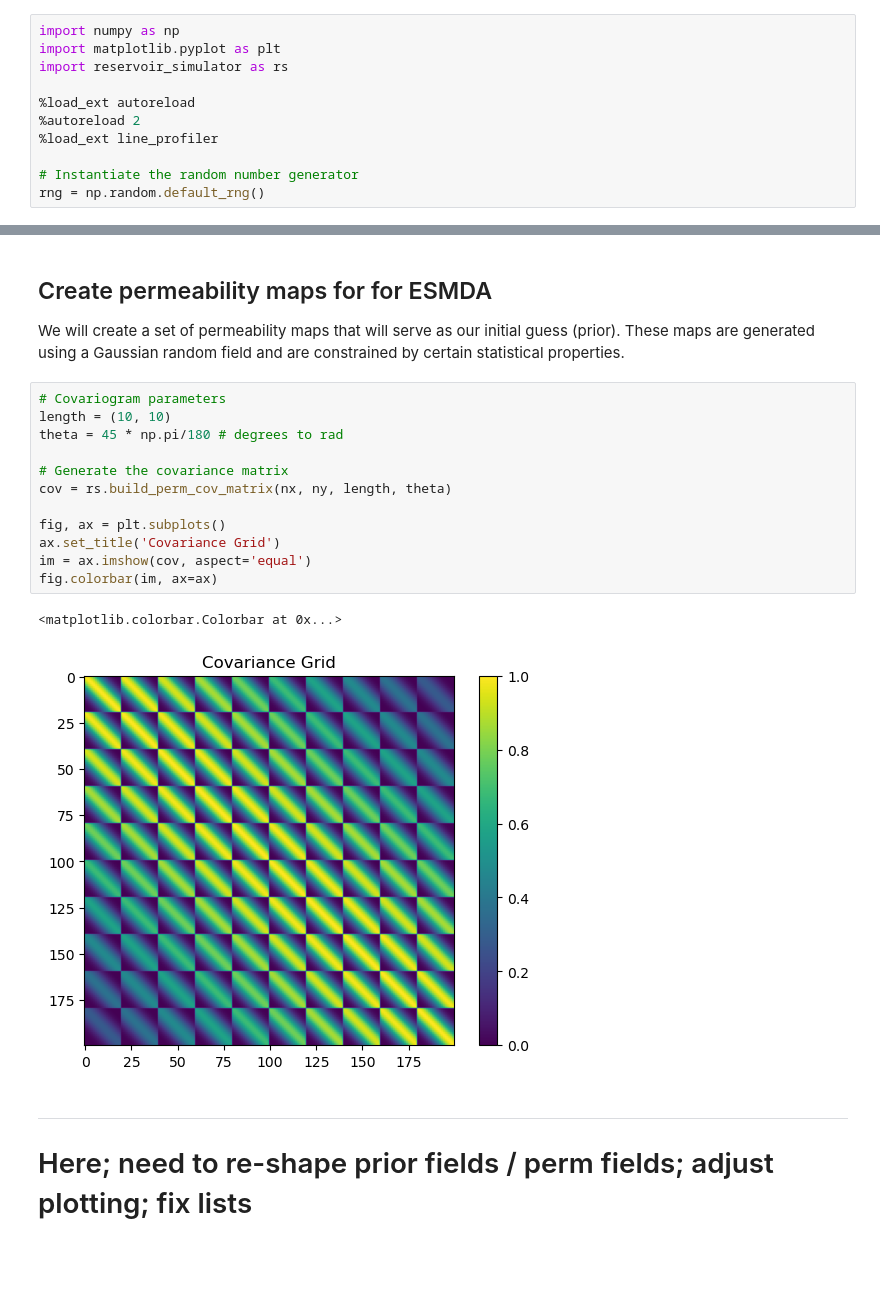
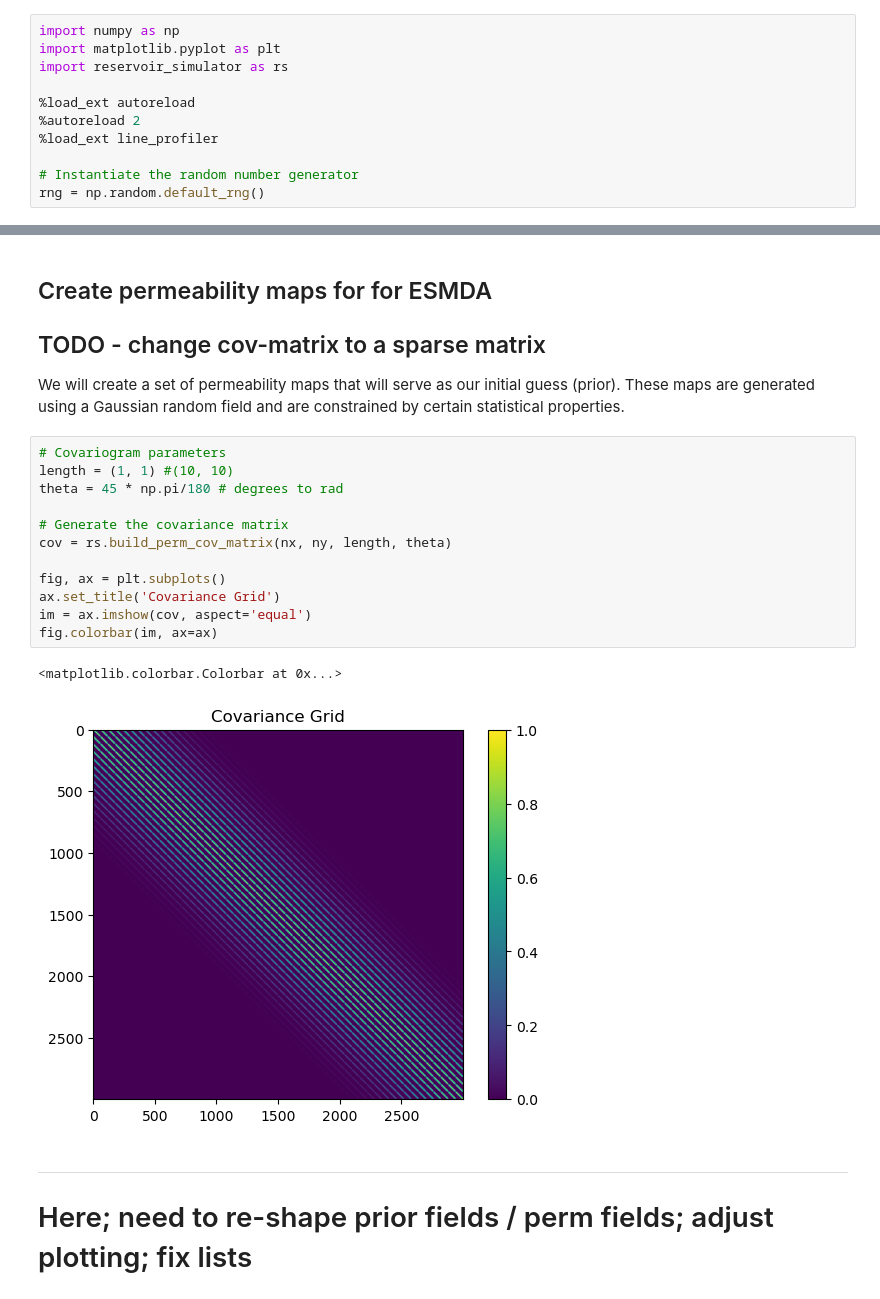
Before and after one commit to tuda-geo/resmda, a Jupyter notebook: notebooks/dev-ESMDA.ipynb, the cells around one changed output, grey strips where cells are left out. Saved outputs shown, nothing was run; the diff lists cells and outputs as text; blank space fills up the shorter version.

```diff
--- a/notebooks/dev-ESMDA.ipynb
+++ b/notebooks/dev-ESMDA.ipynb
@@ -57,22 +58,24 @@ ax2.set_ylabel('Pressure');
 # %% [markdown]
 ## Create permeability maps for for ESMDA
 
+## TODO - change cov-matrix to a sparse matrix
+
 We will create a set of permeability maps that will serve as our initial guess (prior). These maps are generated using a Gaussian random field and are constrained by certain statistical properties.
 # %%
 # Covariogram parameters
-length = (10, 10)
+length = (1, 1) #(10, 10)
 theta = 45 * np.pi/180 # degrees to rad
 
 # Generate the covariance matrix
 cov = rs.build_perm_cov_matrix(nx, ny, length, theta)
 
 fig, ax = plt.subplots()
 ax.set_title('Covariance Grid')
 im = ax.imshow(cov, aspect='equal')
 fig.colorbar(im, ax=ax)
 # %% [output]
 <matplotlib.colorbar.Colorbar at 0x...>
-[figure, old version]
+[figure, new version]
 # %% [markdown]
 -----------
 
```
Also changed, not shown: parts of 3 cells of this notebook, 1 other file.
